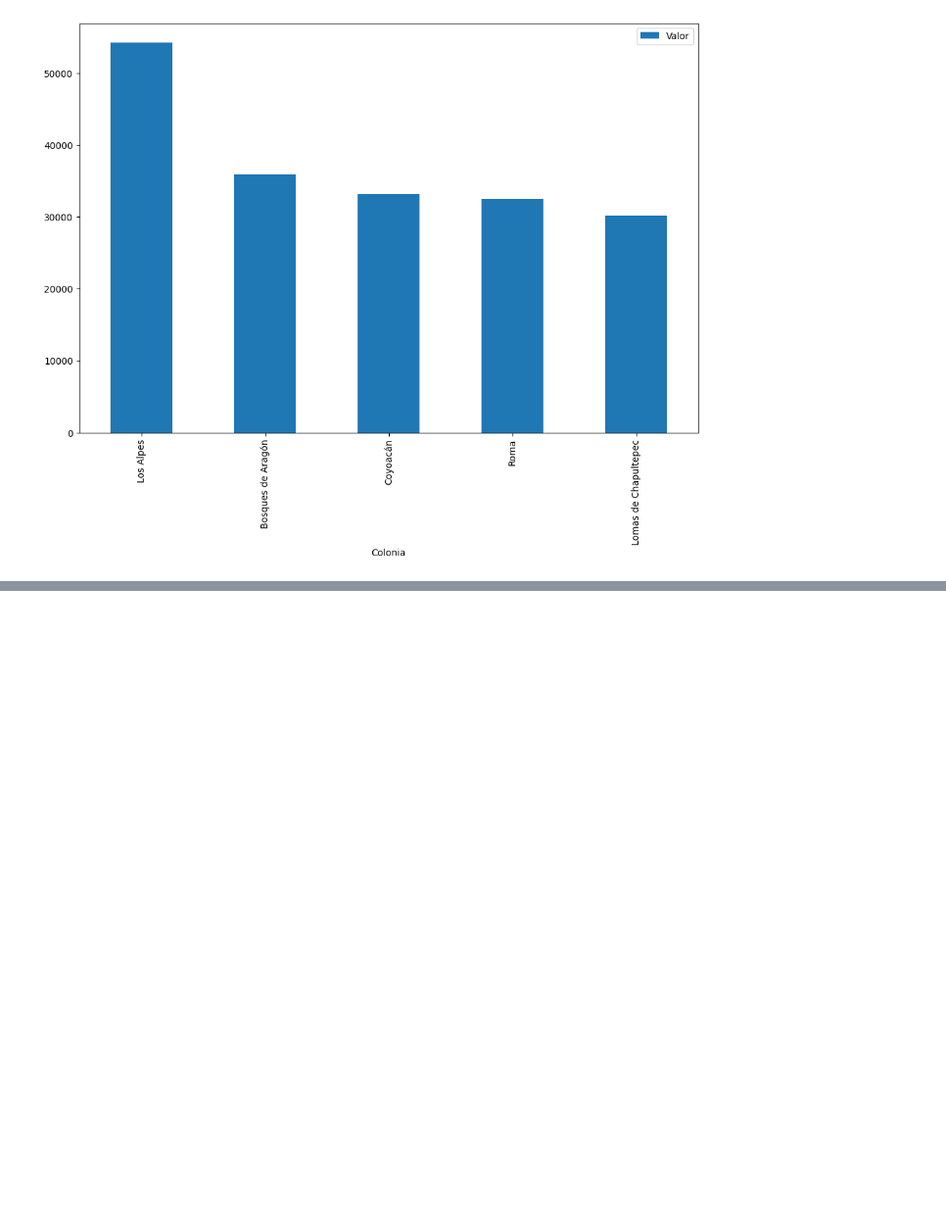
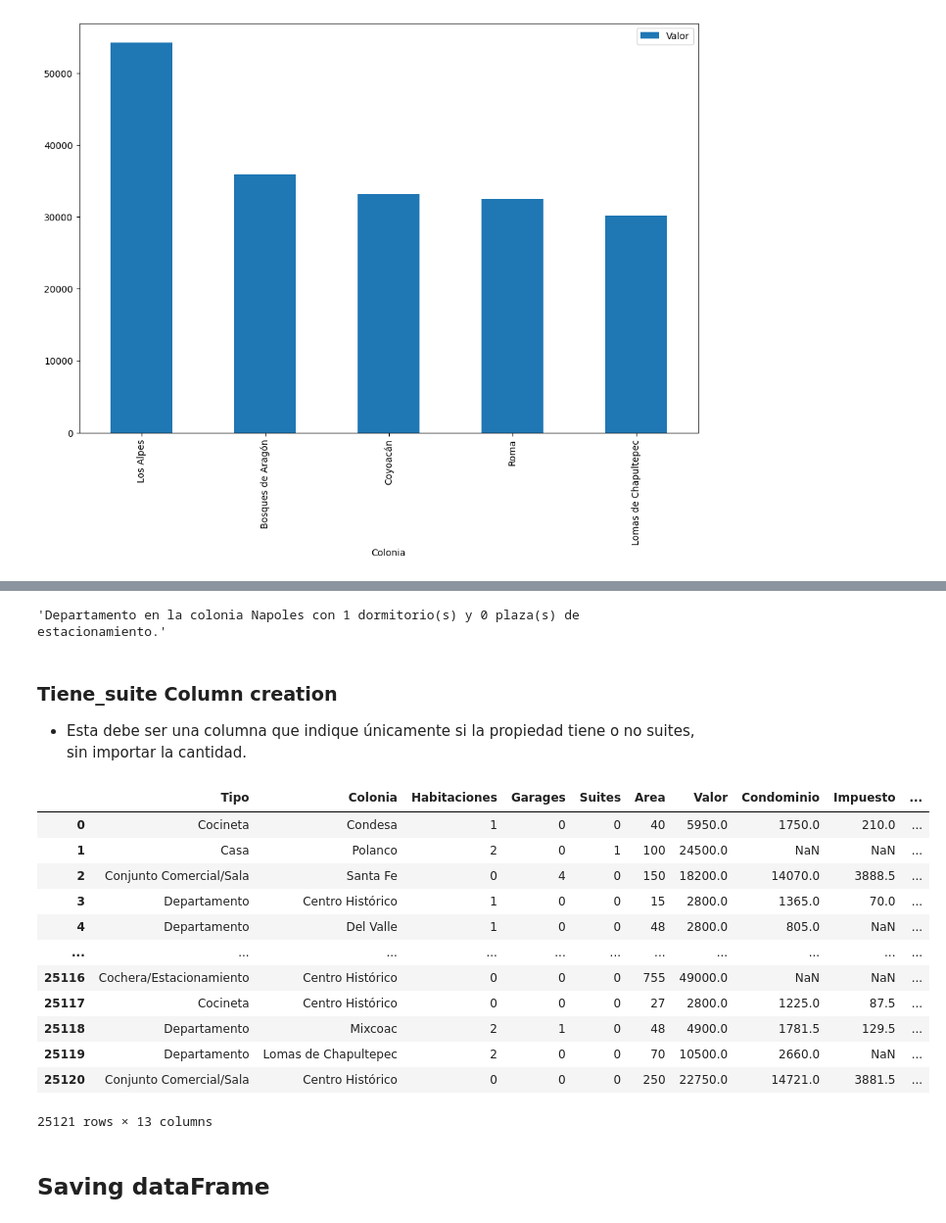
Before and after one commit to dzapatasal/python-data-science-practice, a Jupyter notebook: notebooks/pandas/code/inmuebles_cdmx.ipynb, the cells around one changed output, grey strips where cells are left out. Shown: that part at 98% size. Saved outputs shown, nothing was run; the diff lists cells and outputs as text; code cells hidden in the pictures; blank space fills up the shorter version.

```diff
--- a/notebooks/pandas/code/inmuebles_cdmx.ipynb
+++ b/notebooks/pandas/code/inmuebles_cdmx.ipynb
@@ -462,0 +931,5 @@ top_5_colonias.plot(kind='bar', figsize=(12,8), x='Colonia', y='Valor')
+# %%
+# Guardamos el DataFrame en una variable para su posterior uso
+df_dev = df.copy()  # Creamos una copia del DataFrame original para evitar modificarlo directamente
+
+df_dev.shape
@@ -462,0 +938,5 @@ top_5_colonias.plot(kind='bar', figsize=(12,8), x='Colonia', y='Valor')
+# %%
+# Creacion de la columna ' valor_mensual'
+df_dev['Valor_mensual'] = df_dev['Valor'] + df_dev['Condominio']
+df_dev.shape # Corroboramos que se ha añadido una nueva columna (x,10)
+df_dev.head()
@@ -462,0 +953,5 @@ top_5_colonias.plot(kind='bar', figsize=(12,8), x='Colonia', y='Valor')
+# %%
+# Creacion de la columna 'Valor_anual'
+df_dev['Valor_anual'] = df_dev['Impuesto'] + (df_dev['Valor_mensual'] * 12) + df_dev['Condominio']
+# Verificamos los últimos registros del DataFrame.
+df_dev.tail()
@@ -462,0 +973,7 @@ top_5_colonias.plot(kind='bar', figsize=(12,8), x='Colonia', y='Valor')
+# %%
+# Concatenamos todas las columnas de tipo categorico para crear una nueva columna 'Descripcion'
+# Utilizamos 'astype(str)' para convertir los valores numéricos a cadenas de texto.
+df_dev['Descripcion'] = df_dev['Tipo'] + ' en la colonia ' + df_dev['Colonia'] + \
+      ' con ' + df_dev['Habitaciones'].astype(str) + ' dormitorio(s) y ' + \
+        df_dev['Garages'].astype(str) + ' plaza(s) de estacionamiento.'
+df_dev.head()
@@ -462,0 +987,29 @@ top_5_colonias.plot(kind='bar', figsize=(12,8), x='Colonia', y='Valor')
+# %%
+# Verificacion del contenido de una celda en especifico de la columna 'Descripcion'
+# Colocamos como ejemplo la fila número 500
+df_dev.iloc[500].Descripcion
+# %% [output]
+'Departamento en la colonia Napoles con 1 dormitorio(s) y 0 plaza(s) de estacionamiento.'
+# %% [markdown]
+###  Tiene_suite Column creation
+- Esta debe ser una columna que indique únicamente si la propiedad tiene o no suites, sin importar la cantidad.
+# %%
+# Generamos  la columna 'Tiene-suite' utilizando una funcion anónima (lambda) para indicar si la propiedad tiene o no suites, sin importar la cantidad.
+df_dev['Tiene_suite'] = df_dev['Suites'].apply(lambda x: 'Si' if x > 0 else 'No')
+df_dev
+# %% [output]
+|  | Tipo | Colonia | Habitaciones | Garages | Suites | Area | Valor | Condominio | Impuesto | ... |
+| 0 | Cocineta | Condesa | 1 | 0 | 0 | 40 | 5950.0 | 1750.0 | 210.0 | ... |
+| 1 | Casa | Polanco | 2 | 0 | 1 | 100 | 24500.0 | NaN | NaN | ... |
+| 2 | Conjunto Comercial/Sala | Santa Fe | 0 | 4 | 0 | 150 | 18200.0 | 14070.0 | 3888.5 | ... |
+| 3 | Departamento | Centro Histórico | 1 | 0 | 0 | 15 | 2800.0 | 1365.0 | 70.0 | ... |
+| 4 | Departamento | Del Valle | 1 | 0 | 0 | 48 | 2800.0 | 805.0 | NaN | ... |
+| ... | ... | ... | ... | ... | ... | ... | ... | ... | ... | ... |
+| 25116 | Cochera/Estacionamiento | Centro Histórico | 0 | 0 | 0 | 755 | 49000.0 | NaN | NaN | ... |
+| 25117 | Cocineta | Centro Histórico | 0 | 0 | 0 | 27 | 2800.0 | 1225.0 | 87.5 | ... |
+| 25118 | Departamento | Mixcoac | 2 | 1 | 0 | 48 | 4900.0 | 1781.5 | 129.5 | ... |
+| 25119 | Departamento | Lomas de Chapultepec | 2 | 0 | 0 | 70 | 10500.0 | 2660.0 | NaN | ... |
+| 25120 | Conjunto Comercial/Sala | Centro Histórico | 0 | 0 | 0 | 250 | 22750.0 | 14721.0 | 3881.5 | ... |
+25121 rows × 13 columns
+# %% [markdown]
+## Saving dataFrame
```
Also changed, not shown: parts of 71 cells of this notebook.
